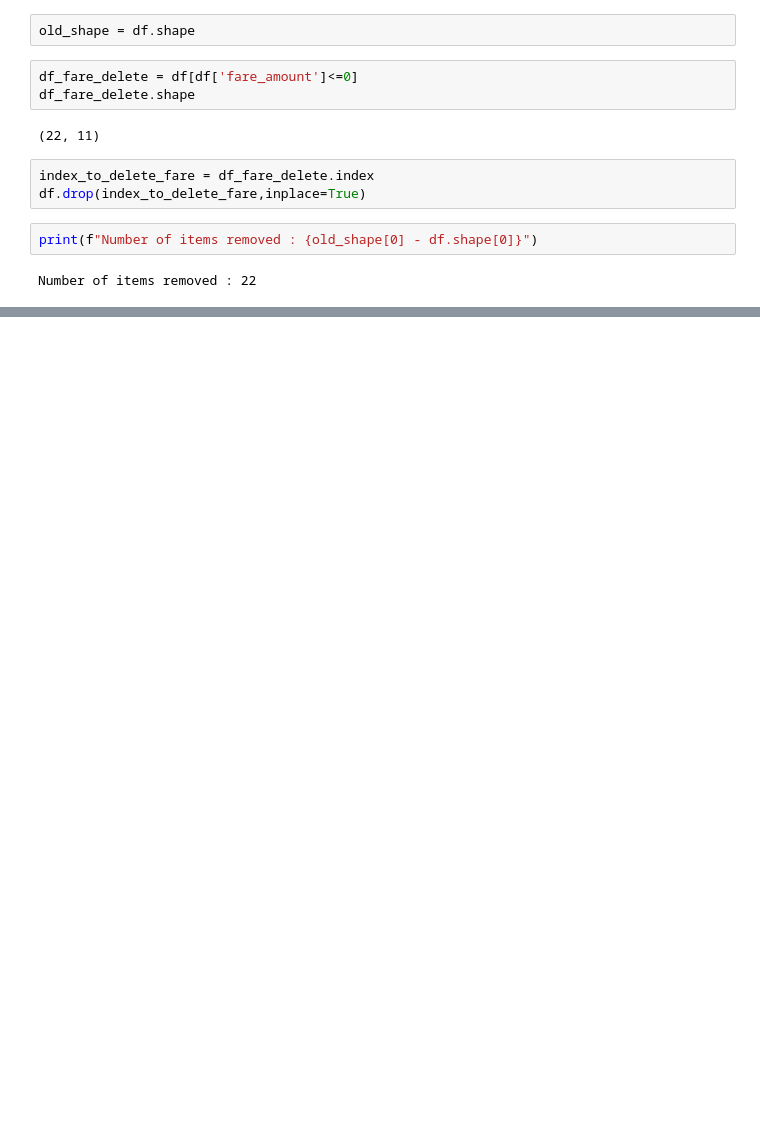
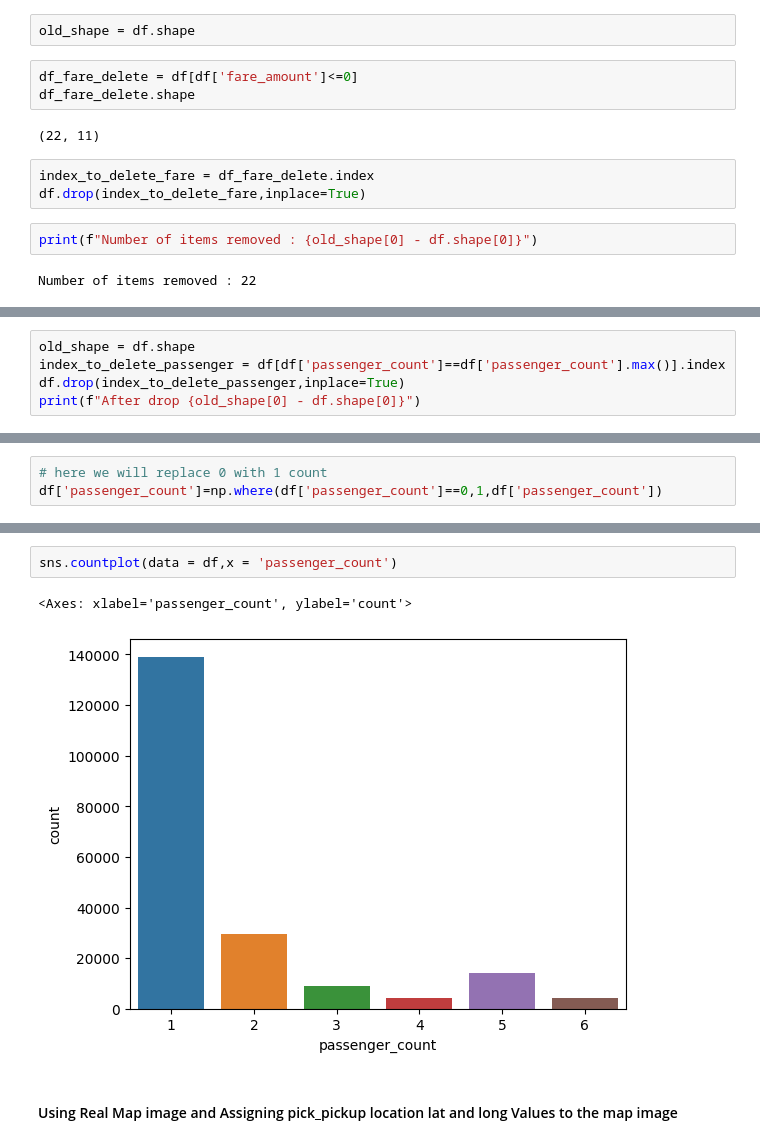
Before and after one commit to MLFOLKS/Uber_Project_Pipeline, a Jupyter notebook: notebooks/eda.ipynb, the cells around one changed output, grey strips where cells are left out. Drawn from its saved outputs; the diff is of its cells as text; blank space fills up the shorter version.

```diff
--- a/notebooks/eda.ipynb
+++ b/notebooks/eda.ipynb
@@ -247,0 +278,5 @@ Number of items removed : 22
+# %%
+old_shape = df.shape
+index_to_delete_passenger = df[df['passenger_count']==df['passenger_count'].max()].index
+df.drop(index_to_delete_passenger,inplace=True)
+print(f"After drop {old_shape[0] - df.shape[0]}")
@@ -247,0 +298,3 @@ Number of items removed : 22
+# %%
+# here we will replace 0 with 1 count
+df['passenger_count']=np.where(df['passenger_count']==0,1,df['passenger_count'])
@@ -247,0 +312,7 @@ Number of items removed : 22
+# %%
+sns.countplot(data = df,x = 'passenger_count')
+# %% [output]
+<Axes: xlabel='passenger_count', ylabel='count'>
+[figure, added]
+# %% [markdown]
+#### Using Real Map image and Assigning pick_pickup location lat and long Values to the map image
```
Also changed, not shown: parts of 14 cells of this notebook.
